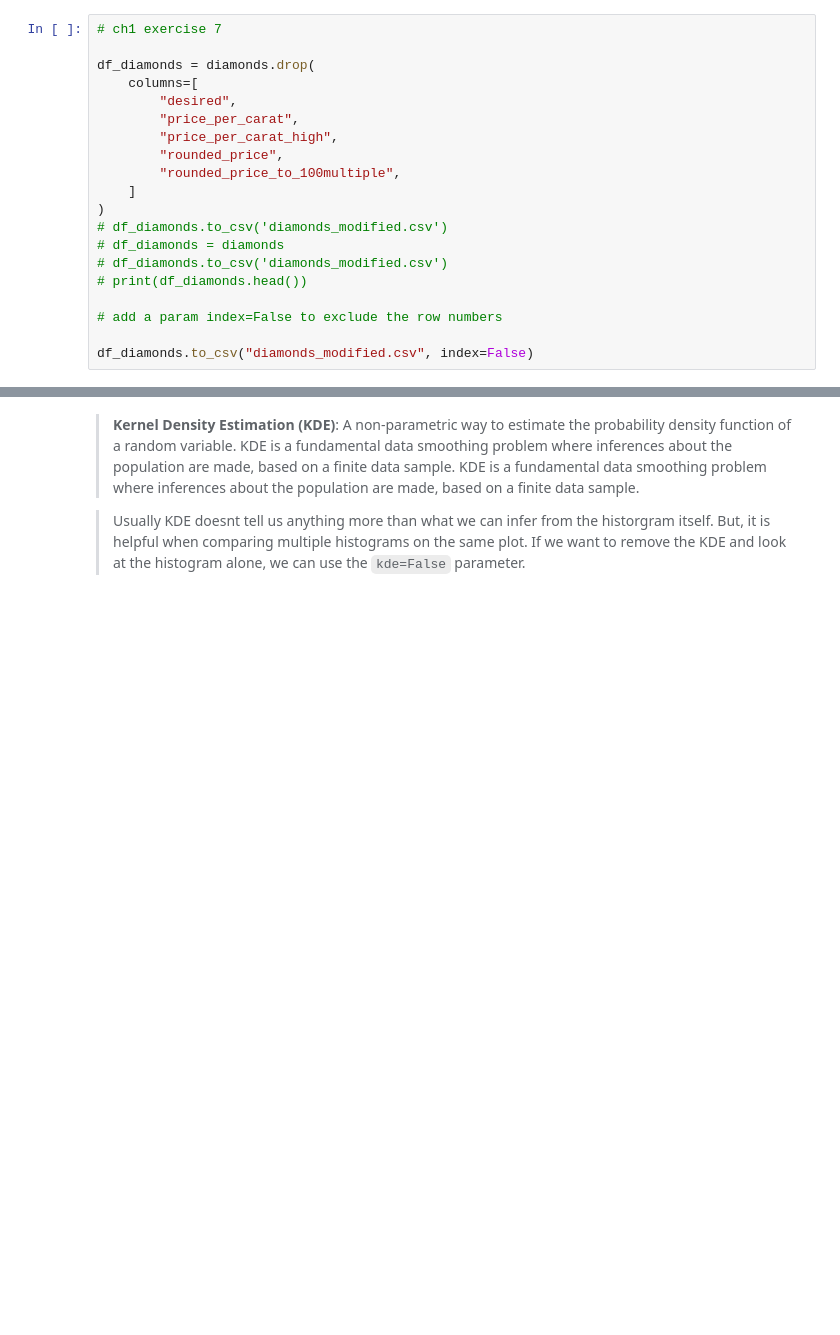
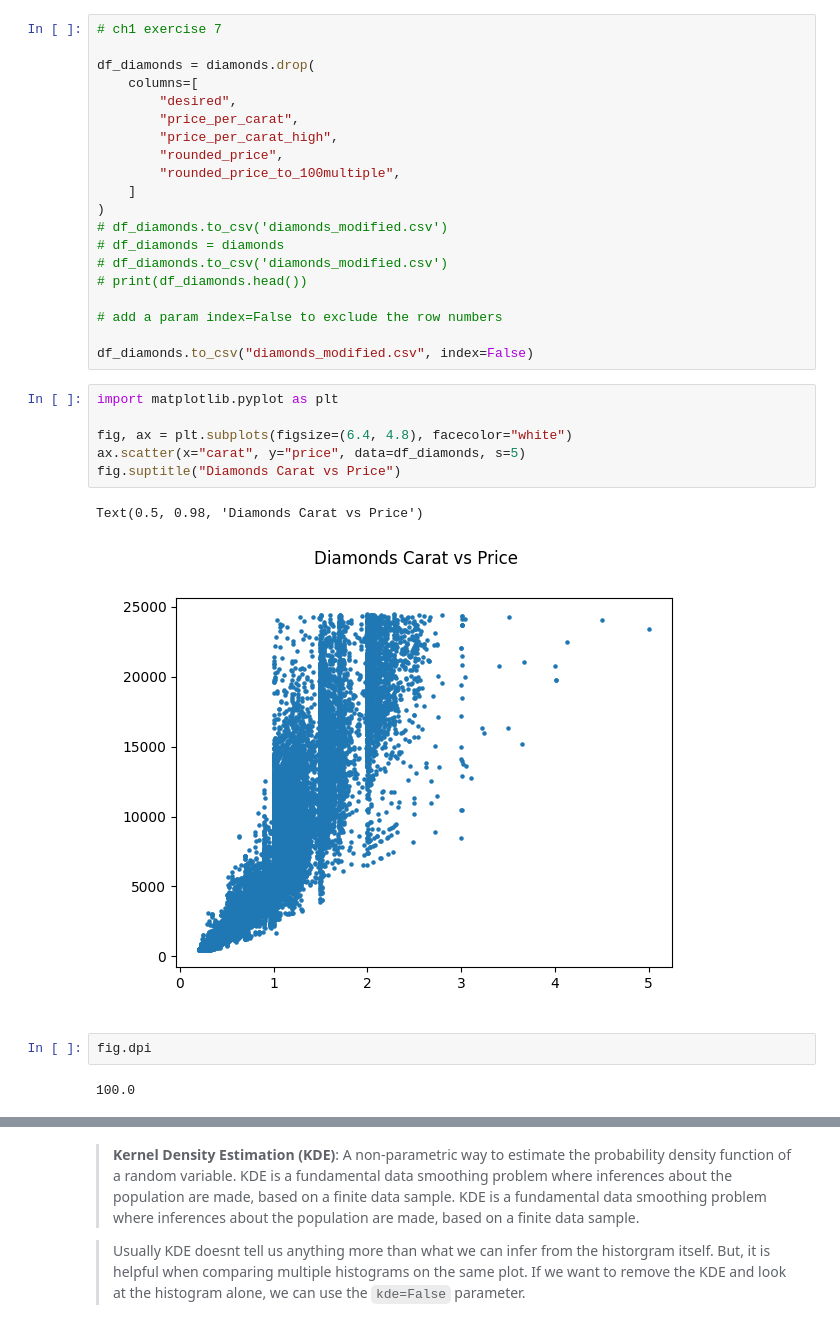
Before and after one commit to eo1989/mkt_stats_notes, a Jupyter notebook: interactive_data_viz.ipynb, the cells around one changed output, grey strips where cells are left out. Saved outputs shown, nothing was run; the diff lists cells and outputs as text; blank space fills up the shorter version.

```diff
--- a/interactive_data_viz.ipynb
+++ b/interactive_data_viz.ipynb
@@ -255,3 +257,16 @@ df_diamonds = diamonds.drop(
 # add a param index=False to exclude the row numbers
 
 df_diamonds.to_csv("diamonds_modified.csv", index=False)
+# %%
+import matplotlib.pyplot as plt
+
+fig, ax = plt.subplots(figsize=(6.4, 4.8), facecolor="white")
+ax.scatter(x="carat", y="price", data=df_diamonds, s=5)
+fig.suptitle("Diamonds Carat vs Price")
+# %% [output]
+Text(0.5, 0.98, 'Diamonds Carat vs Price')
+[figure, added]
+# %%
+fig.dpi
+# %% [output]
+100.0
```
Also changed, not shown: parts of 33 cells of this notebook, 3 other files.
